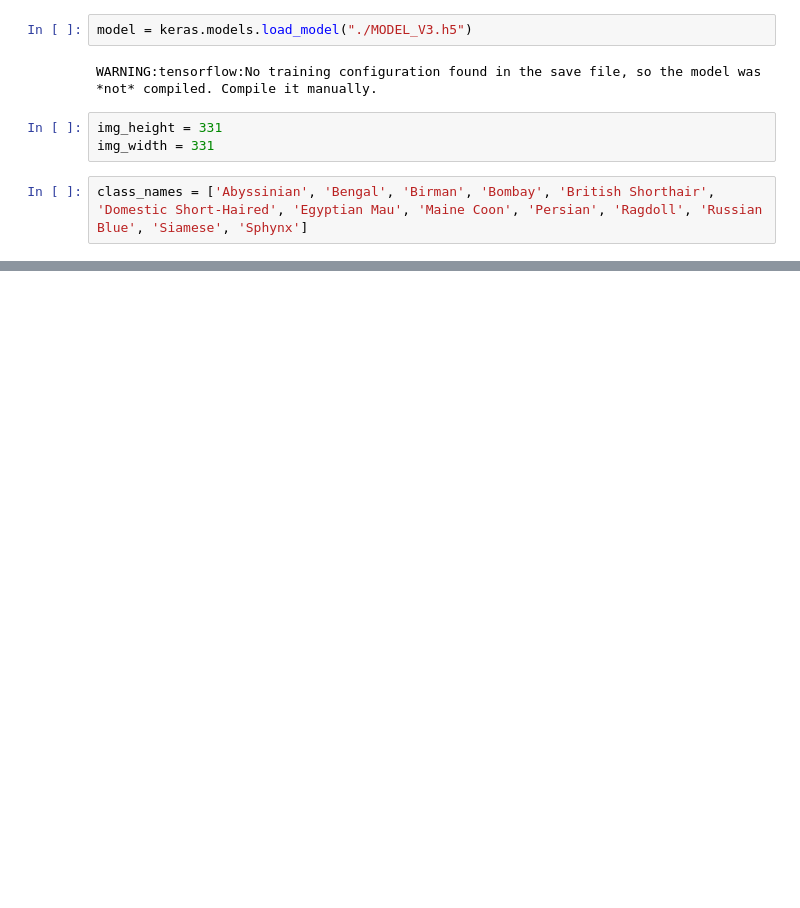
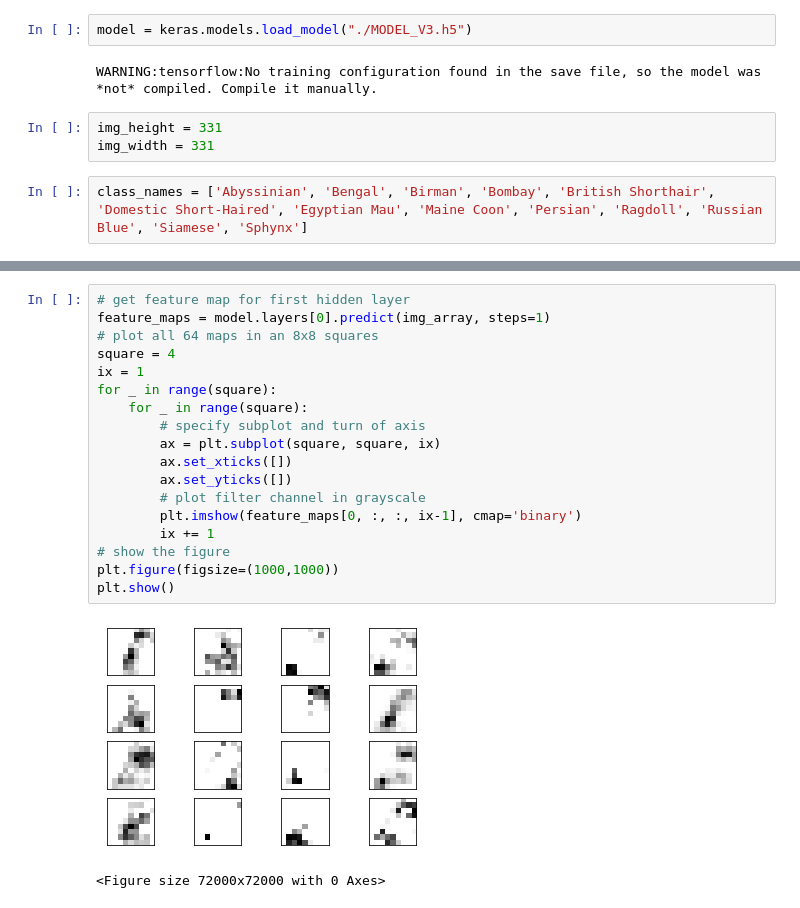
Before and after one commit to Catyousha/cat-classifier, a Jupyter notebook: Testing_v3.ipynb, the cells around one changed output, grey strips where cells are left out. Drawn from its saved outputs; the diff is of its cells as text; blank space fills up the shorter version.

```diff
--- a/Testing_v3.ipynb
+++ b/Testing_v3.ipynb
@@ -46,0 +148,21 @@ Sphynx 18.468618392944336 %
+# %%
+# get feature map for first hidden layer
+feature_maps = model.layers[0].predict(img_array, steps=1)
+# plot all 64 maps in an 8x8 squares
+square = 4
+ix = 1
+for _ in range(square):
+    for _ in range(square):
+        # specify subplot and turn of axis
+        ax = plt.subplot(square, square, ix)
+        ax.set_xticks([])
+        ax.set_yticks([])
+        # plot filter channel in grayscale
+        plt.imshow(feature_maps[0, :, :, ix-1], cmap='binary')
+        ix += 1
+# show the figure
+plt.figure(figsize=(1000,1000))
+plt.show()
+# %% [output]
+[figure, added]
+<Figure size 72000x72000 with 0 Axes>
```
Also changed, not shown: parts of 15 cells of this notebook, 25 other files.
